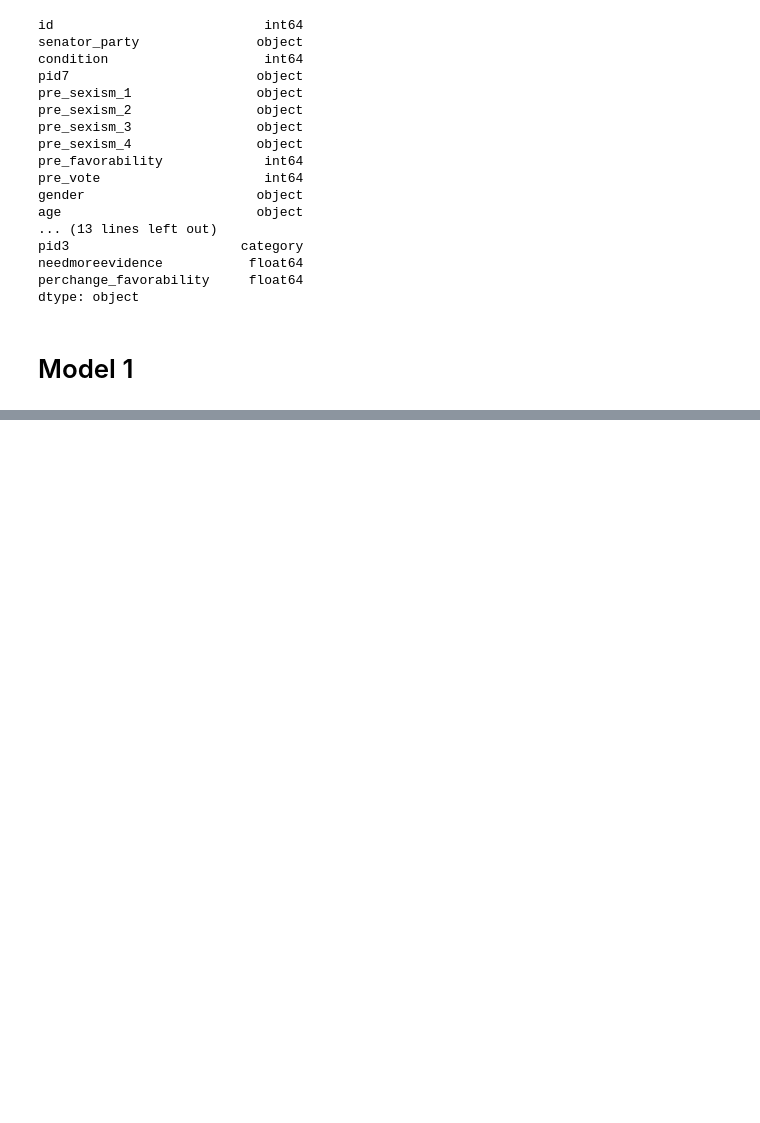
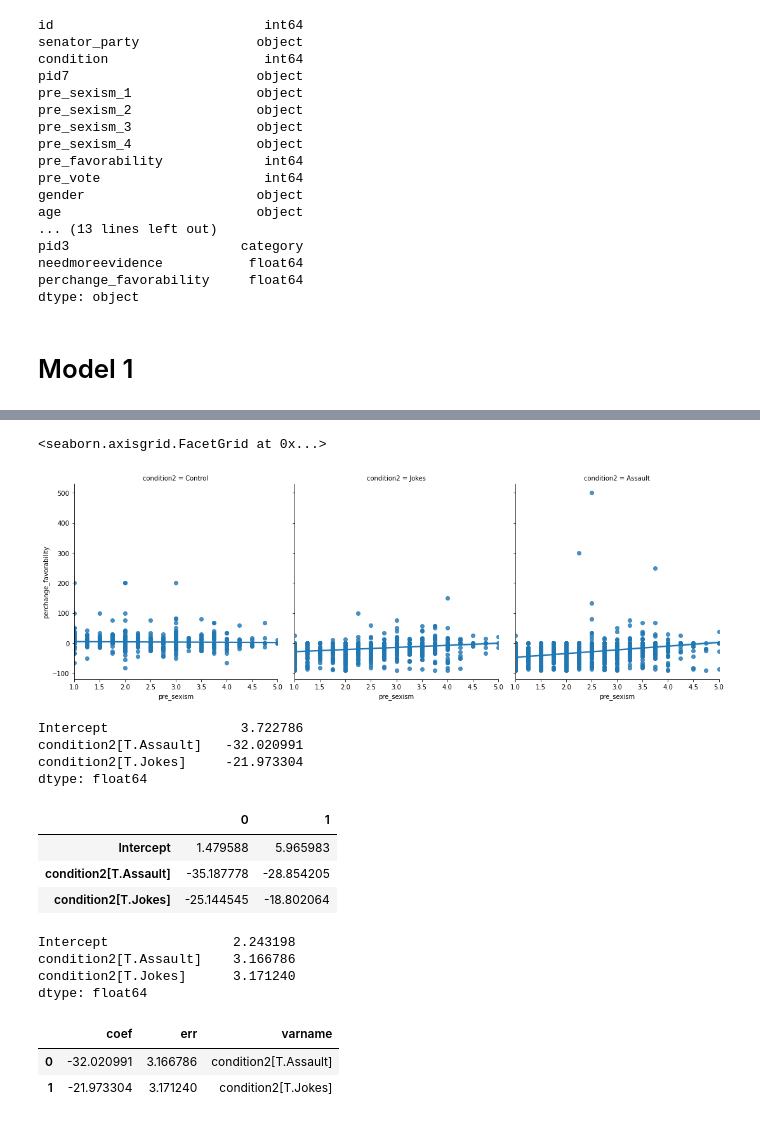
Before and after one commit to mattcingram/rep1_python, a Jupyter notebook: code/rep1_python.ipynb, the cells around one changed output, grey strips where cells are left out. Cells and saved outputs as stored; diff of their text form; code cells hidden in the pictures; blank space fills up the shorter version.

```diff
--- a/code/rep1_python.ipynb
+++ b/code/rep1_python.ipynb
@@ -604,2 +661,38 @@ m5.summary()
 # %%
-model.sexism = sns.lmplot(x="condition2", y="perchange_favorability", hue="pre_sexism", data=df)
+sns.lmplot(x="pre_sexism", y="perchange_favorability", col="condition2", data=df)
+# %% [output]
+<seaborn.axisgrid.FacetGrid at 0x...>
+[figure, added]
+# %%
+m1.params
+# %% [output]
+Intercept                 3.722786
+condition2[T.Assault]   -32.020991
+condition2[T.Jokes]     -21.973304
+dtype: float64
+# %%
+m1.conf_int()
+# %% [output]
+|  | 0 | 1 |
+| Intercept | 1.479588 | 5.965983 |
+| condition2[T.Assault] | -35.187778 | -28.854205 |
+| condition2[T.Jokes] | -25.144545 | -18.802064 |
+# %%
+errorbars = m1.params - m1.conf_int()[0]
+errorbars
+# %% [output]
+Intercept                2.243198
+condition2[T.Assault]    3.166786
+condition2[T.Jokes]      3.171240
+dtype: float64
+# %%
+# ignore intercept
+coef_df = pd.DataFrame({'coef': m1.params.values[1:],
+                        'err': errorbars.values[1:],
+                        'varname': errorbars.index.values[1:]
+                       })
+coef_df
+# %% [output]
+|  | coef | err | varname |
+| 0 | -32.020991 | 3.166786 | condition2[T.Assault] |
+| 1 | -21.973304 | 3.171240 | condition2[T.Jokes] |
```
Also changed, not shown: parts of 9 cells of this notebook.
